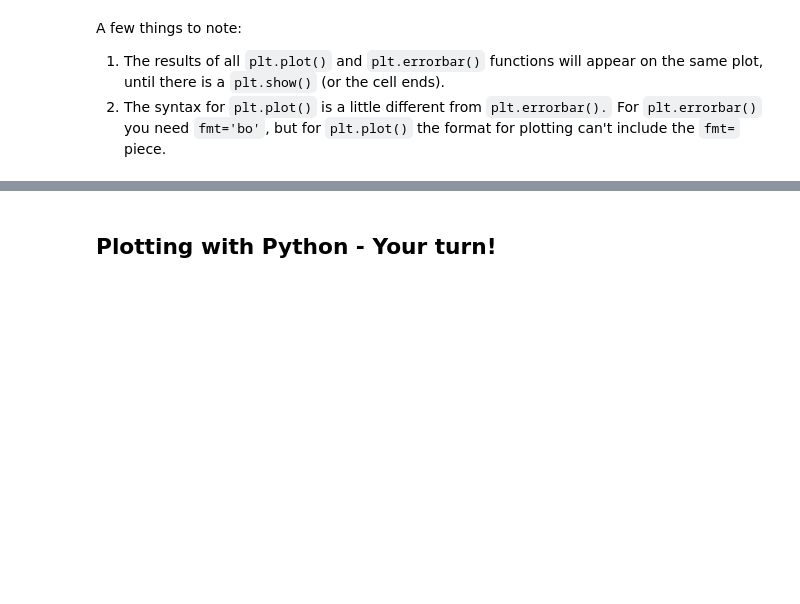
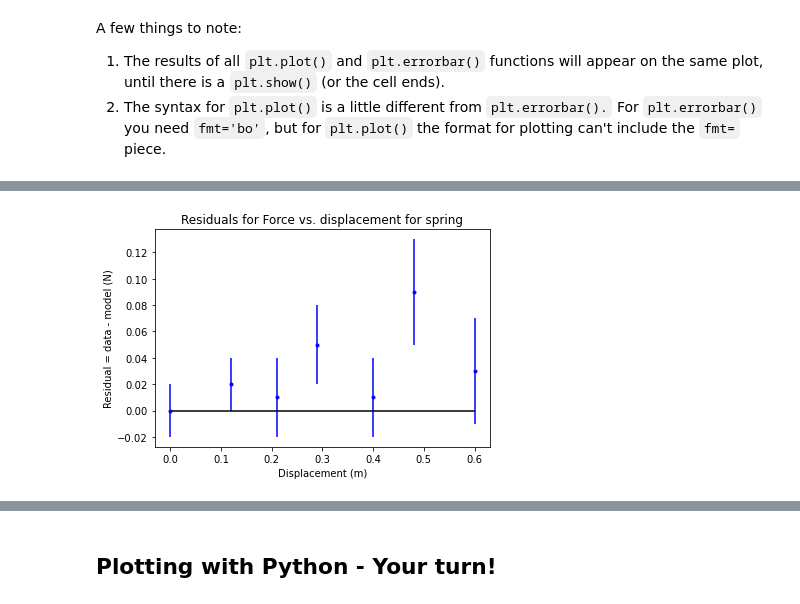
Before and after one commit to cmichal2/P119-summer2022, a Jupyter notebook: Lab05-prelab/Lab05_prelab.ipynb, the cells around one changed output, grey strips where cells are left out. Cells and saved outputs as stored; diff of their text form; code cells hidden in the pictures; blank space fills up the shorter version.

```diff
--- a/Lab05-prelab/Lab05_prelab.ipynb
+++ b/Lab05-prelab/Lab05_prelab.ipynb
@@ -110,0 +156,20 @@ A few things to note:
+# %%
+# Step 1: Calculate the model at each x-datapoint
+ymodel = slope * dxVec # y = mx at each x_i
+
+# Step 2: Calcualte the residual vector
+RVec = FVec - ymodel
+
+# Step 3: Plot the residual vector against the x-data vector
+plt.errorbar(dxVec, RVec, uFVec, fmt="bo", markersize = 3)
+
+# Step 4: Add a R = 0 x-axis (horizontal line) to the plot
+plt.hlines(y=0, xmin=xmin, xmax=xmax, color='k') # draw axis at y = 0.
+
+# Add axis labels and title, and show the graph
+plt.title("Residuals for Force vs. displacement for spring")
+plt.xlabel("Displacement (m)")
+plt.ylabel("Residual = data - model (N)")
+plt.show()
+# %% [output]
+[figure, added]
```
Also changed, not shown: parts of 33 cells of this notebook, 42 other files.
